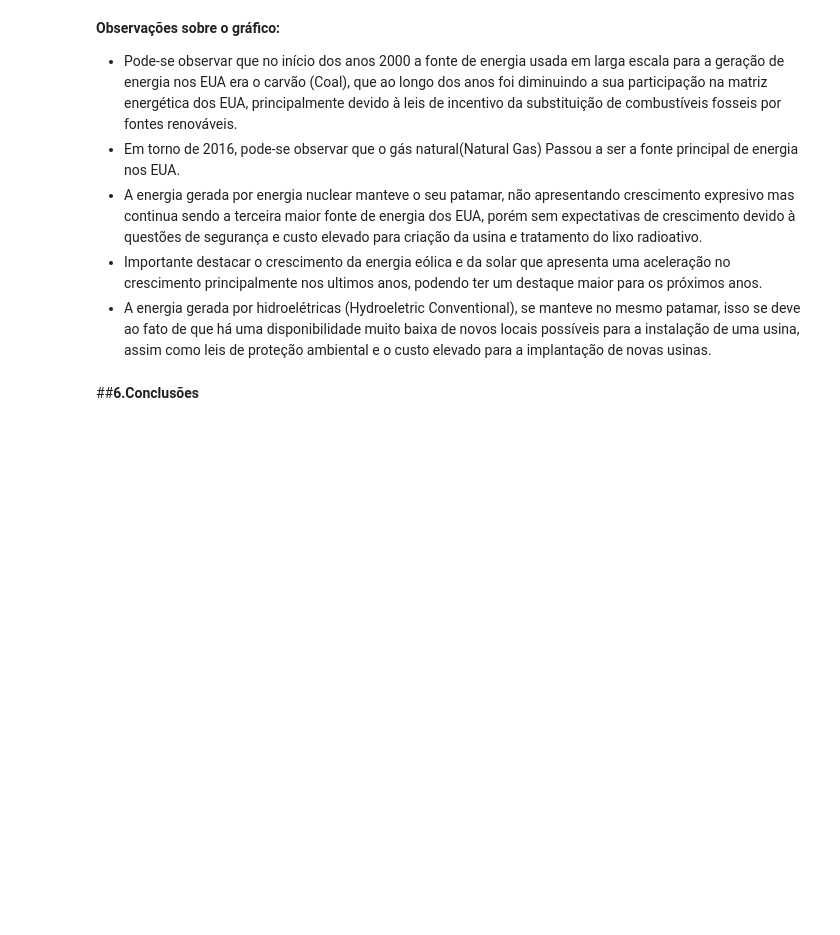
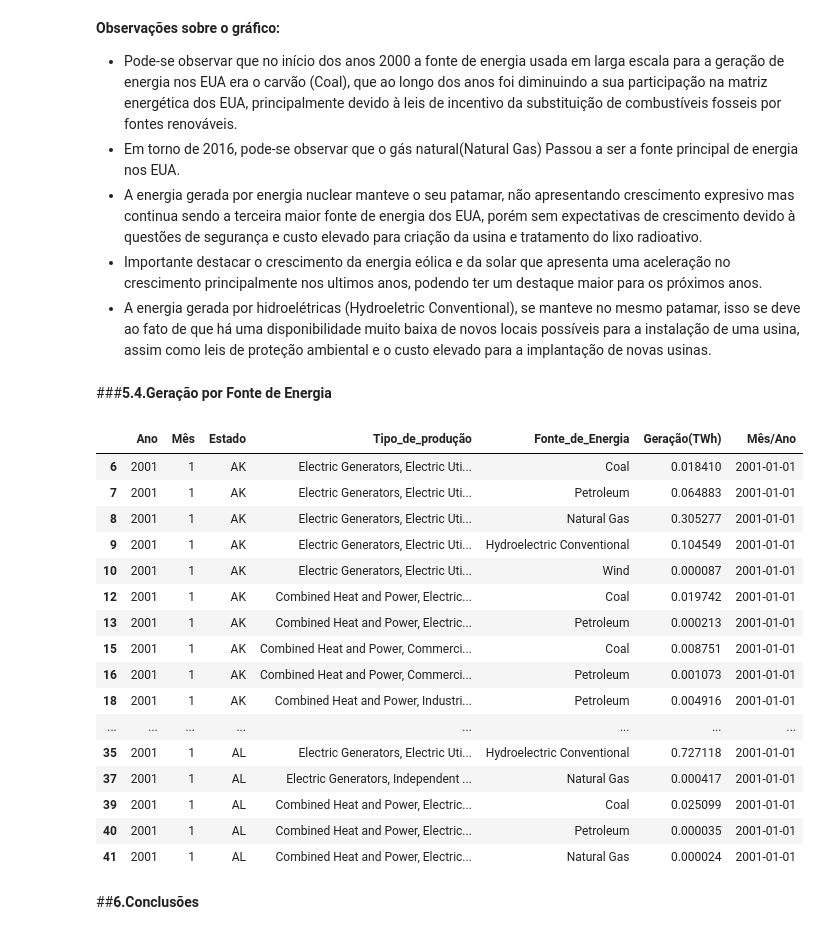
Before and after one commit to Higordevellard/MVP_01, a Jupyter notebook: mvp_sprint_1.ipynb, the cells around one changed output. Cells and saved outputs as stored; diff of their text form; code cells hidden in the pictures; blank space fills up the shorter version.

```diff
--- a/mvp_sprint_1.ipynb
+++ b/mvp_sprint_1.ipynb
@@ -615,6 +615,32 @@ plt.show()
 *   A energia gerada por energia nuclear manteve o seu patamar, não apresentando crescimento expresivo mas continua sendo a terceira maior fonte de energia dos EUA, porém sem expectativas de crescimento devido à questões de segurança e custo elevado para criação da usina e tratamento do lixo radioativo.
 *   Importante destacar o crescimento da energia eólica e da solar que apresenta uma aceleração no crescimento principalmente nos ultimos anos, podendo ter um destaque maior para os próximos anos.
 *   A energia gerada por hidroelétricas (Hydroeletric Conventional), se manteve no mesmo patamar, isso se deve ao fato de que há uma disponibilidade muito baixa de novos locais possíveis para a instalação de uma usina, assim como leis de proteção ambiental e o custo elevado para a implantação de novas usinas.
+# %% [markdown]
+###**5.4.Geração por Fonte de Energia**
+# %%
+dataset_estados_1 = dataset_1[dataset_1["Estado"]!='US-TOTAL']
+# %%
+dataset_estados_2 = dataset_estados_1[(dataset_estados_1["Tipo_de_produção"]!="Total Electric Power Industry") & (dataset_estados_1["Fonte_de_Energia"]!="Total")]
+# %%
+dataset_estados_2.head(20)
+# %% [output]
+|  | Ano | Mês | Estado | Tipo_de_produção | Fonte_de_Energia | Geração(TWh) | Mês/Ano |
+| 6 | 2001 | 1 | AK | Electric Generators, Electric Uti... | Coal | 0.018410 | 2001-01-01 |
+| 7 | 2001 | 1 | AK | Electric Generators, Electric Uti... | Petroleum | 0.064883 | 2001-01-01 |
+| 8 | 2001 | 1 | AK | Electric Generators, Electric Uti... | Natural Gas | 0.305277 | 2001-01-01 |
+| 9 | 2001 | 1 | AK | Electric Generators, Electric Uti... | Hydroelectric Conventional | 0.104549 | 2001-01-01 |
+| 10 | 2001 | 1 | AK | Electric Generators, Electric Uti... | Wind | 0.000087 | 2001-01-01 |
+| 12 | 2001 | 1 | AK | Combined Heat and Power, Electric... | Coal | 0.019742 | 2001-01-01 |
+| 13 | 2001 | 1 | AK | Combined Heat and Power, Electric... | Petroleum | 0.000213 | 2001-01-01 |
+| 15 | 2001 | 1 | AK | Combined Heat and Power, Commerci... | Coal | 0.008751 | 2001-01-01 |
+| 16 | 2001 | 1 | AK | Combined Heat and Power, Commerci... | Petroleum | 0.001073 | 2001-01-01 |
+| 18 | 2001 | 1 | AK | Combined Heat and Power, Industri... | Petroleum | 0.004916 | 2001-01-01 |
+| ... | ... | ... | ... | ... | ... | ... | ... |
+| 35 | 2001 | 1 | AL | Electric Generators, Electric Uti... | Hydroelectric Conventional | 0.727118 | 2001-01-01 |
+| 37 | 2001 | 1 | AL | Electric Generators, Independent ... | Natural Gas | 0.000417 | 2001-01-01 |
+| 39 | 2001 | 1 | AL | Combined Heat and Power, Electric... | Coal | 0.025099 | 2001-01-01 |
+| 40 | 2001 | 1 | AL | Combined Heat and Power, Electric... | Petroleum | 0.000035 | 2001-01-01 |
+| 41 | 2001 | 1 | AL | Combined Heat and Power, Electric... | Natural Gas | 0.000024 | 2001-01-01 |
 # %% [markdown]
 ##**6.Conclusões**
 # %% [markdown]
```
